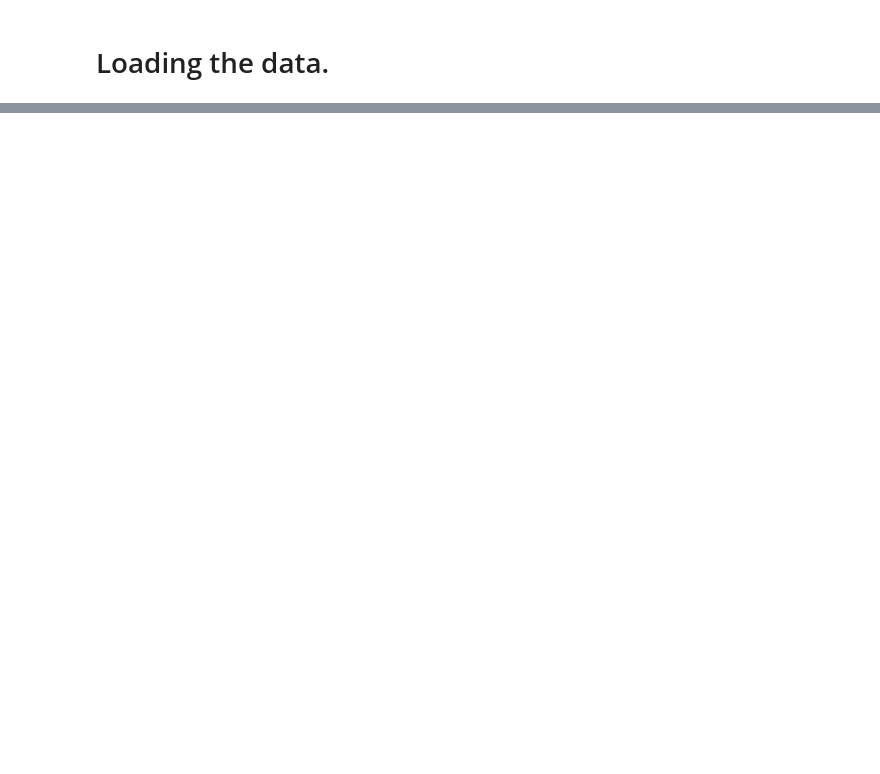
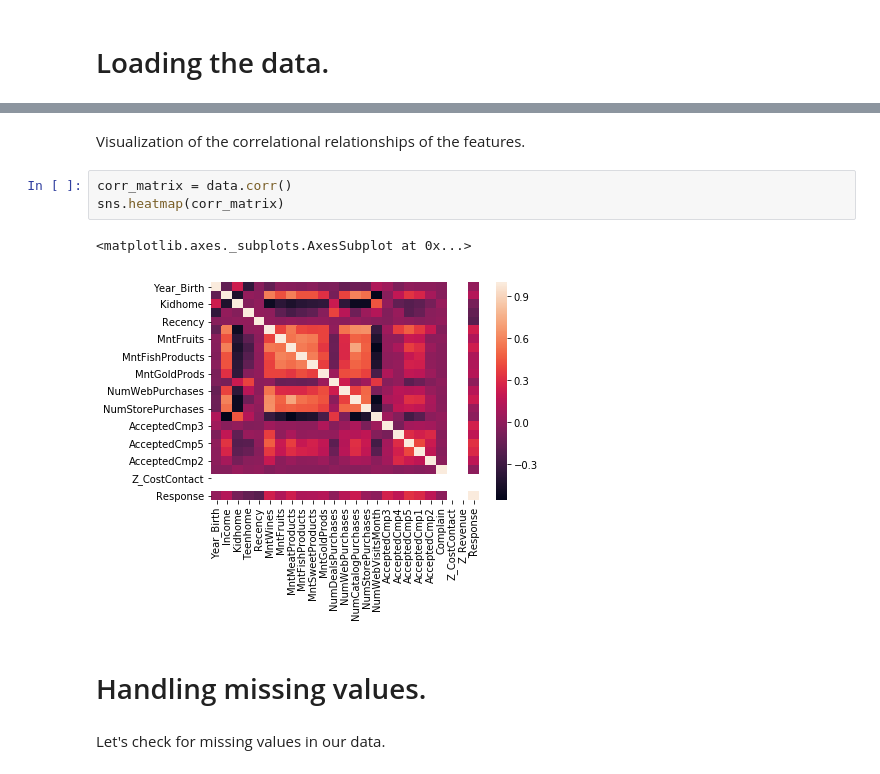
Before and after one commit to Titashmkhrj/Marketing-campaign-project, a Jupyter notebook: Marketing_campaign_project.ipynb, the cells around one changed output, grey strips where cells are left out. Saved outputs shown, nothing was run; the diff lists cells and outputs as text; blank space fills up the shorter version.

Commit message:
added EDA & handling of null-values

```diff
--- a/Marketing_campaign_project.ipynb
+++ b/Marketing_campaign_project.ipynb
@@ -50,0 +204,12 @@ data.head()
+# %% [markdown]
+Visualization of the correlational relationships of the features.
+# %%
+corr_matrix = data.corr()
+sns.heatmap(corr_matrix)
+# %% [output]
+<matplotlib.axes._subplots.AxesSubplot at 0x...>
+[figure, added]
+# %% [markdown]
+# Handling missing values.
+# %% [markdown]
+Let's check for missing values in our data.
```
Also changed, not shown: parts of 47 cells of this notebook.
